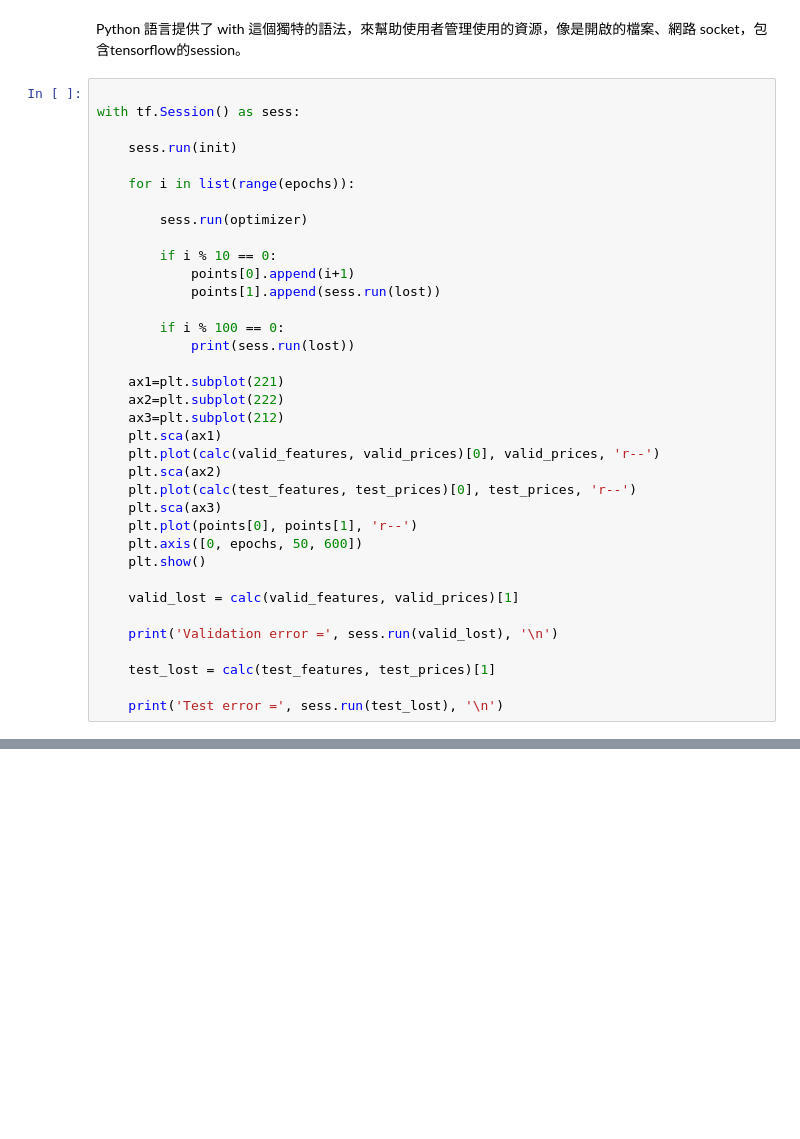
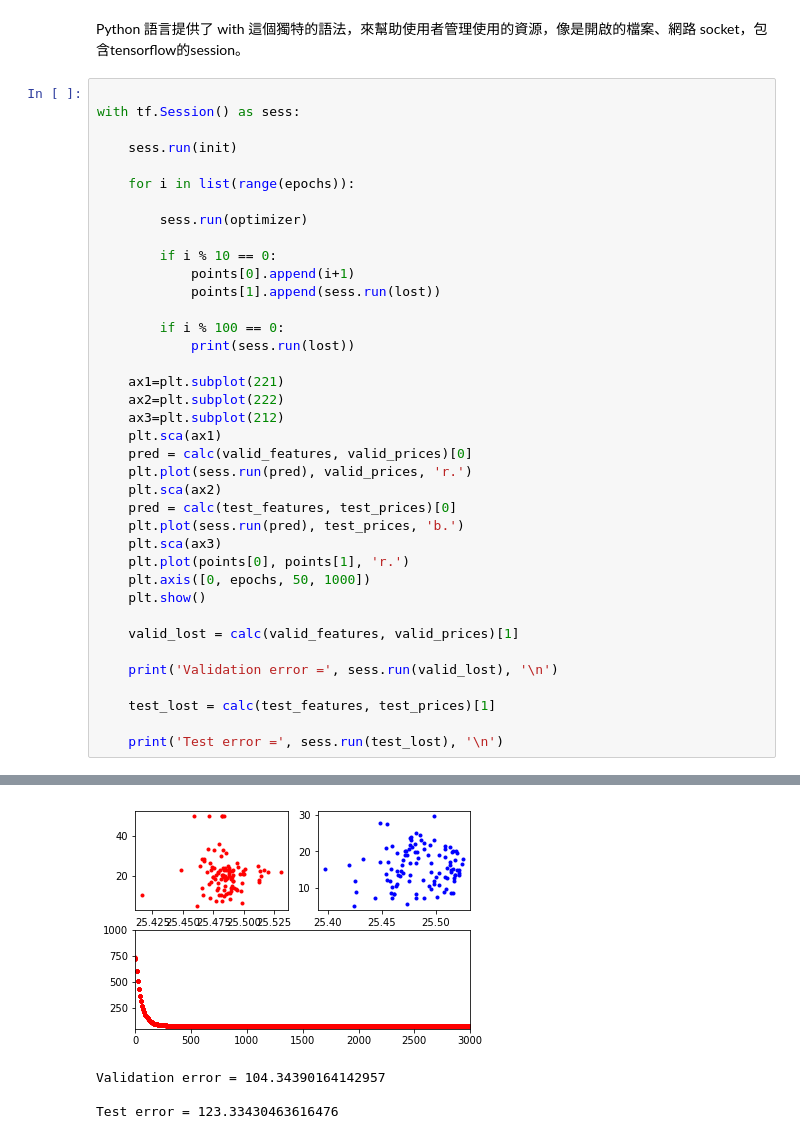
Before and after one commit to acyang/mlmgi_2019, a Jupyter notebook: regression/simple_regression_tf.ipynb, the cells around one changed output, grey strips where cells are left out. Cells and saved outputs as stored; diff of their text form; blank space fills up the shorter version.

```diff
--- a/regression/simple_regression_tf.ipynb
+++ b/regression/simple_regression_tf.ipynb
@@ -167,12 +174,14 @@ with tf.Session() as sess:
     ax2=plt.subplot(222)
     ax3=plt.subplot(212)
     plt.sca(ax1)
-    plt.plot(calc(valid_features, valid_prices)[0], valid_prices, 'r--')
+    pred = calc(valid_features, valid_prices)[0]
+    plt.plot(sess.run(pred), valid_prices, 'r.')
     plt.sca(ax2)
-    plt.plot(calc(test_features, test_prices)[0], test_prices, 'r--')
+    pred = calc(test_features, test_prices)[0]
+    plt.plot(sess.run(pred), test_prices, 'b.')
     plt.sca(ax3)
-    plt.plot(points[0], points[1], 'r--')
-    plt.axis([0, epochs, 50, 600])
+    plt.plot(points[0], points[1], 'r.')
+    plt.axis([0, epochs, 50, 1000])
     plt.show()
 
     valid_lost = calc(valid_features, valid_prices)[1]
@@ -186,0 +212,4 @@ NameError: name 'tf' is not defined
+[figure, added]
+Validation error = 104.34390164142957
+
+Test error = 123.33430463616476
```
Also changed, not shown: parts of 4 cells of this notebook.
